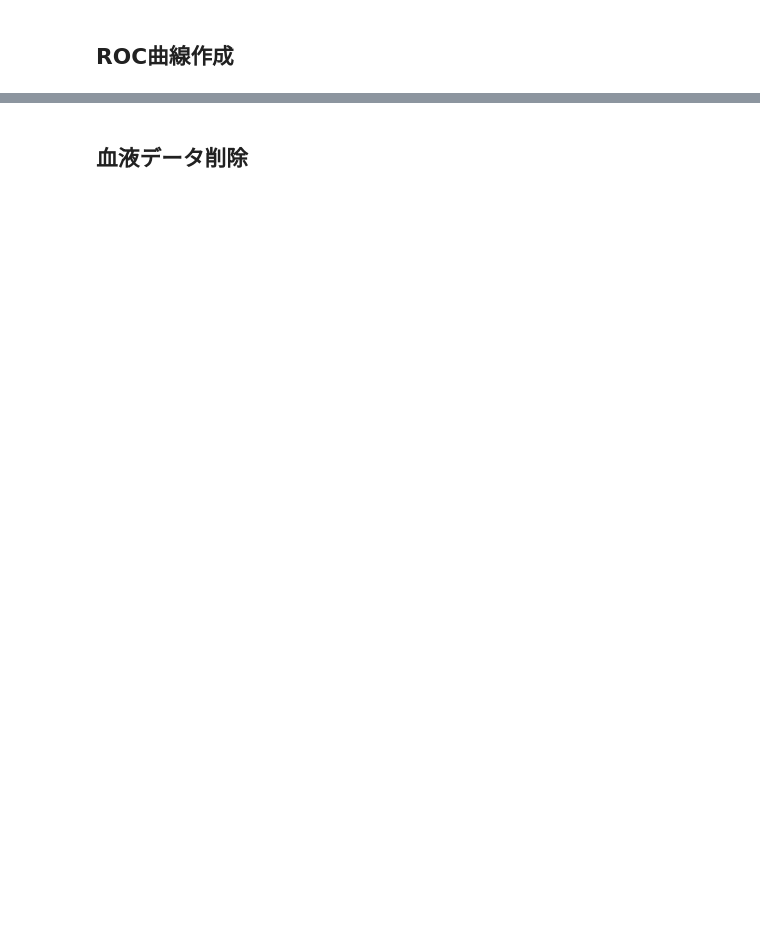
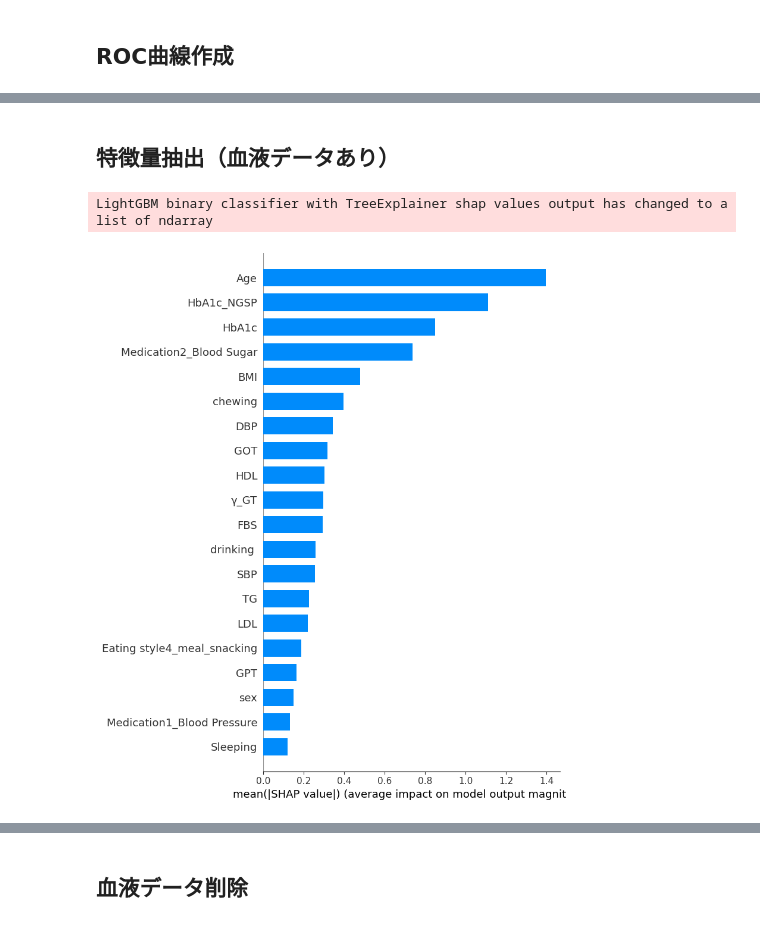
Before and after one commit to Genmai06/lightGBM_ReceiptData, a Jupyter notebook: lightgbm_ReceiptData.ipynb, the cells around one changed output, grey strips where cells are left out. Cells and saved outputs as stored; diff of their text form; code cells hidden in the pictures; blank space fills up the shorter version.

```diff
--- a/lightgbm_ReceiptData.ipynb
+++ b/lightgbm_ReceiptData.ipynb
@@ -398,0 +409,23 @@ Logistic AUCスコア = 0.723
+# %% [markdown]
+## 特徴量抽出（血液データあり）
+# %%
+import shap
+
+# SHAPの解釈子を作成
+explainer = shap.TreeExplainer(model)
+
+# テストデータのSHAP値を計算
+shap_values = explainer.shap_values(X_test)
+
+# SHAP summary plotを作成
+shap.summary_plot(shap_values[1], X_test, feature_names=X_test.columns, plot_type="bar",show=False,)
+
+# レイアウトの調整
+plt.tight_layout()
+
+
+# 保存
+plt.savefig('summary_plot_lightgbm.png', dpi=300)
+# %% [output]
+LightGBM binary classifier with TreeExplainer shap values output has changed to a list of ndarray
+[figure, added]
```
Also changed, not shown: parts of 10 cells of this notebook.
